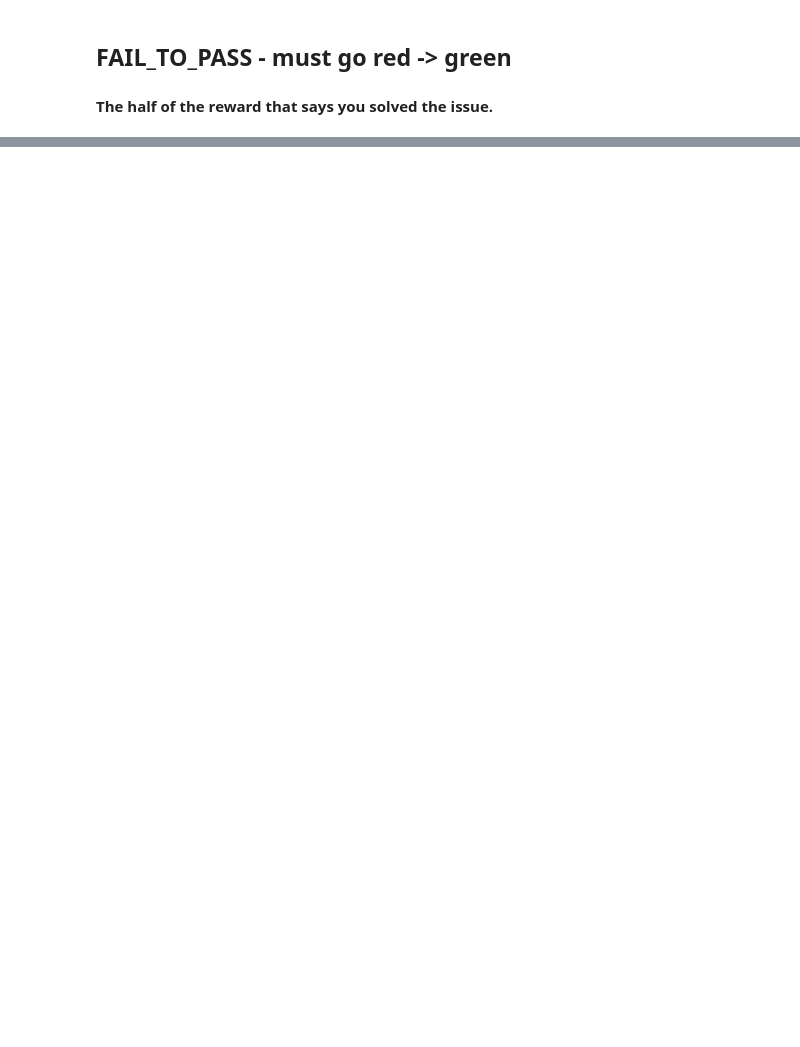
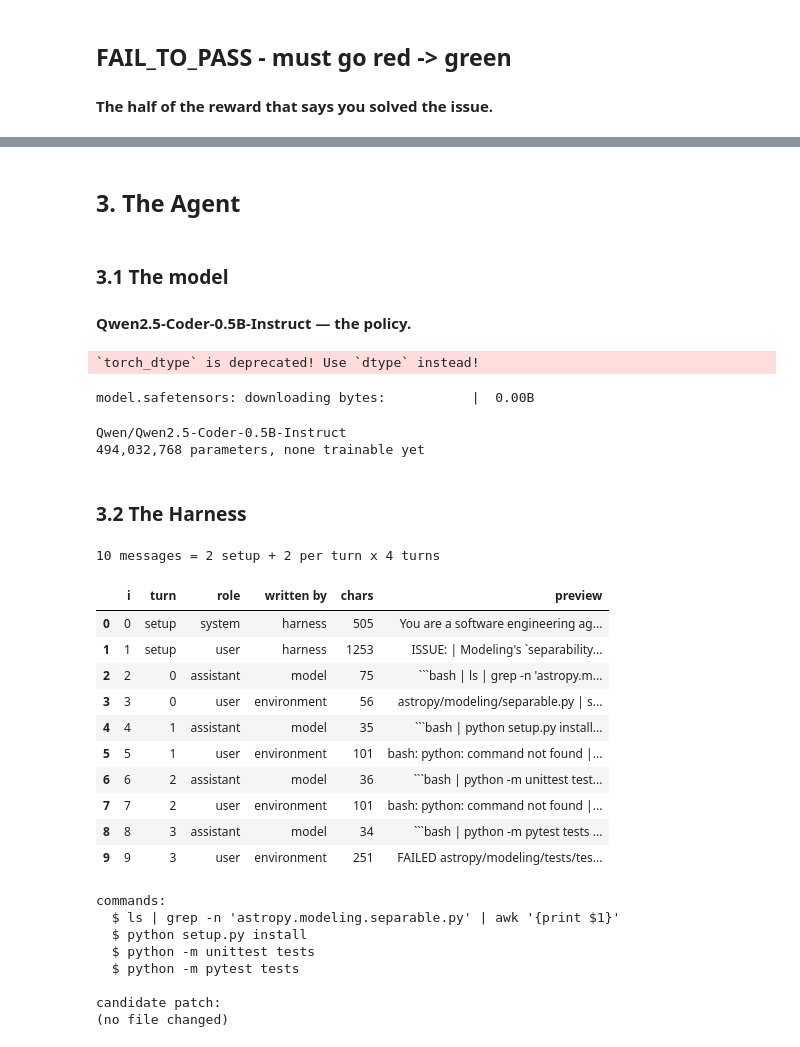
Before and after one commit to ankitanand3/Fine-Tuning, a Jupyter notebook: RL/SWE_RL/swe_grpo_one_step.ipynb, the cells around one changed output, grey strips where cells are left out. Saved outputs shown, nothing was run; the diff lists cells and outputs as text; code cells hidden in the pictures; blank space fills up the shorter version.

````diff
--- a/RL/SWE_RL/swe_grpo_one_step.ipynb
+++ b/RL/SWE_RL/swe_grpo_one_step.ipynb
@@ -122,0 +171,5 @@ astropy/modeling/tests/test_separable.py::test_separable[compound_model9-result9
+# %%
+env = MockEnv(fail_to_pass)
+
+print("state = files in the environment:", list(env.fs), "\n")
+print(env.fs[TARGET])
@@ -122,0 +246,25 @@ astropy/modeling/tests/test_separable.py::test_separable[compound_model9-result9
+# %% [markdown]
+## 3. The Agent
+# %% [markdown]
+### 3.1 The model
+#### Qwen2.5-Coder-0.5B-Instruct — the policy.
+# %%
+from transformers import AutoTokenizer, AutoModelForCausalLM
+
+MODEL = "Qwen/Qwen2.5-Coder-0.5B-Instruct"
+tok = AutoTokenizer.from_pretrained(MODEL)
+if tok.pad_token is None:
+    tok.pad_token = tok.eos_token
+
+model = AutoModelForCausalLM.from_pretrained(
+    MODEL, torch_dtype=torch.float16 if DEV == "cuda" else torch.float32,
+    attn_implementation="sdpa").to(DEV)
+
+print(f"{MODEL}\n{sum(p.numel() for p in model.parameters()):,} parameters, none trainable yet")
+# %% [output]
+`torch_dtype` is deprecated! Use `dtype` instead!
+model.safetensors: downloading bytes:           |  0.00B
+Qwen/Qwen2.5-Coder-0.5B-Instruct
+494,032,768 parameters, none trainable yet
+# %% [markdown]
+### 3.2 The Harness
@@ -122,0 +289,25 @@ astropy/modeling/tests/test_separable.py::test_separable[compound_model9-result9
+# %%
+rollout = run_agent(model, tok)
+# %%
+show_rollout(rollout)
+# %% [output]
+10 messages = 2 setup + 2 per turn x 4 turns
+|  | i | turn | role | written by | chars | preview |
+| 0 | 0 | setup | system | harness | 505 | You are a software engineering ag... |
+| 1 | 1 | setup | user | harness | 1253 | ISSUE: | Modeling's `separability... |
+| 2 | 2 | 0 | assistant | model | 75 | ```bash | ls | grep -n 'astropy.m... |
+| 3 | 3 | 0 | user | environment | 56 | astropy/modeling/separable.py | s... |
+| 4 | 4 | 1 | assistant | model | 35 | ```bash | python setup.py install... |
+| 5 | 5 | 1 | user | environment | 101 | bash: python: command not found |... |
+| 6 | 6 | 2 | assistant | model | 36 | ```bash | python -m unittest test... |
+| 7 | 7 | 2 | user | environment | 101 | bash: python: command not found |... |
+| 8 | 8 | 3 | assistant | model | 34 | ```bash | python -m pytest tests ... |
+| 9 | 9 | 3 | user | environment | 251 | FAILED astropy/modeling/tests/tes... |
+commands:
+  $ ls | grep -n 'astropy.modeling.separable.py' | awk '{print $1}'
+  $ python setup.py install
+  $ python -m unittest tests
+  $ python -m pytest tests
+
+candidate patch:
+(no file changed)
````
Also changed, not shown: parts of 25 cells of this notebook.
